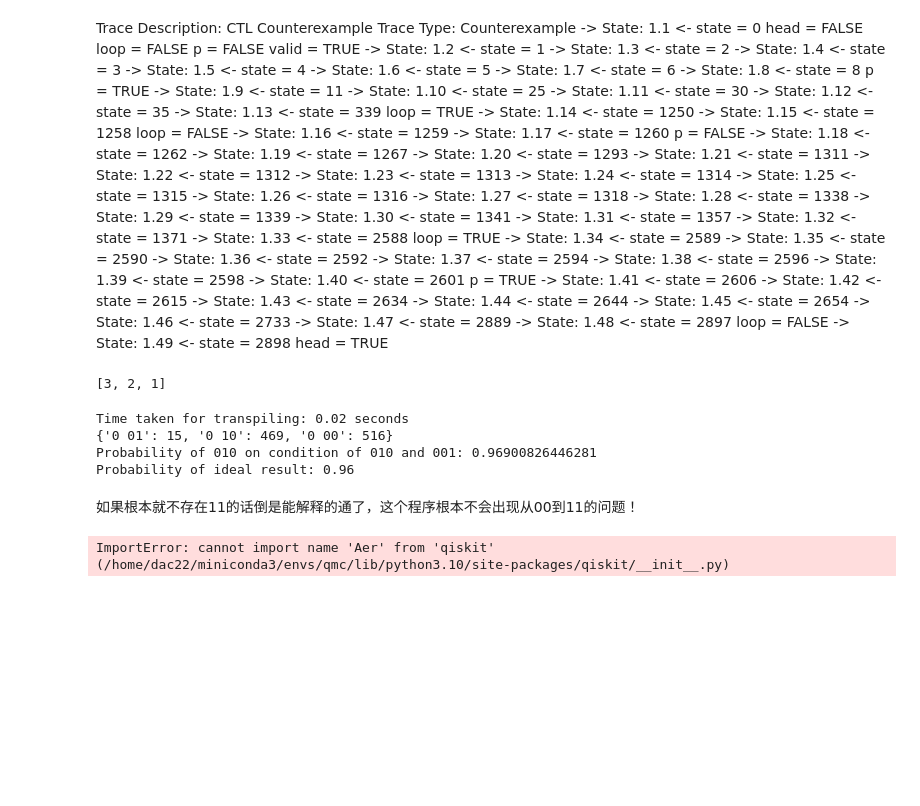
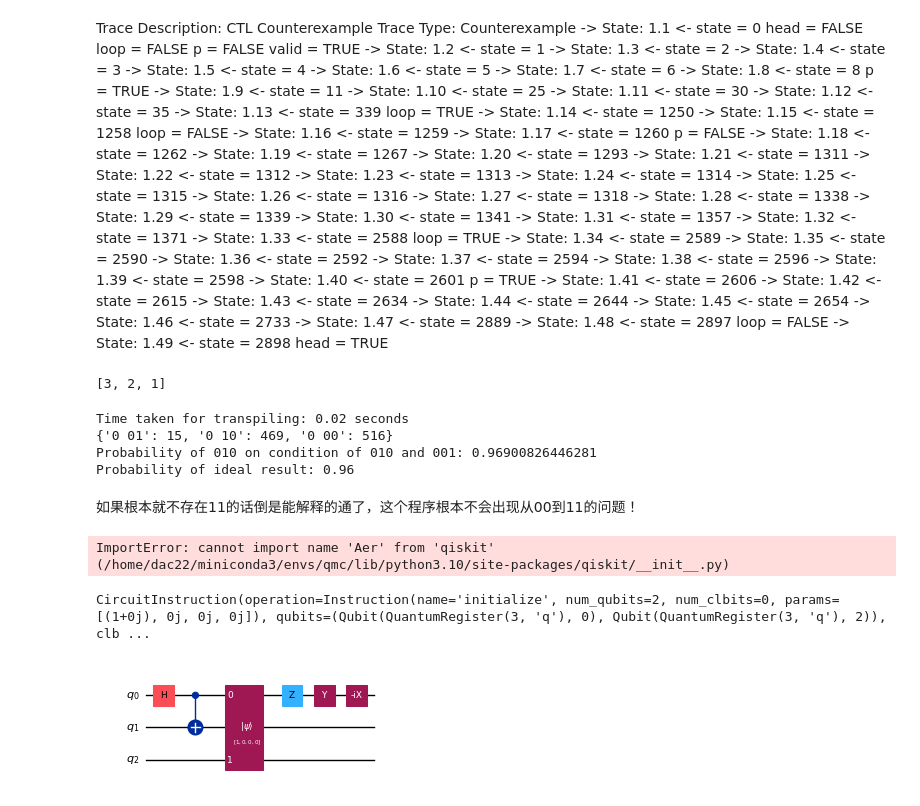
Before and after one commit to Acdimy/qreach-tools, a Jupyter notebook: python_pkg/test.ipynb, the cells around one changed output. Saved outputs shown, nothing was run; the diff lists cells and outputs as text; code cells hidden in the pictures; blank space fills up the shorter version.

```diff
--- a/python_pkg/test.ipynb
+++ b/python_pkg/test.ipynb
@@ -1286,3 +1286,23 @@ else:
     print("CHSH satisfied")
 # %% [output]
 ImportError: cannot import name 'Aer' from 'qiskit' (/home/dac22/miniconda3/envs/qmc/lib/python3.10/site-packages/qiskit/__init__.py)
+# %%
+import numpy as np
+from qiskit import QuantumCircuit
+from qiskit.quantum_info import Pauli
+
+qft = QuantumCircuit(3)
+qft.h(0)
+qft.cx(0,1)
+qft.initialize([1,0,0,0], [0,2])
+qft.z(0)
+qft.y(0)
+qft.append(Pauli('-iX'), [0])
+# qft.draw('mpl', scale=0.5)
+qft.data[2]
+# %% [output]
+CircuitInstruction(operation=Instruction(name='initialize', num_qubits=2, num_clbits=0, params=[(1+0j), 0j, 0j, 0j]), qubits=(Qubit(QuantumRegister(3, 'q'), 0), Qubit(QuantumRegister(3, 'q'), 2)), clb ...
+# %%
+qft.draw('mpl', scale=0.5)
+# %% [output]
+[figure, added]
```
Also changed, not shown: parts of 1 cell of this notebook, 8 other files.
